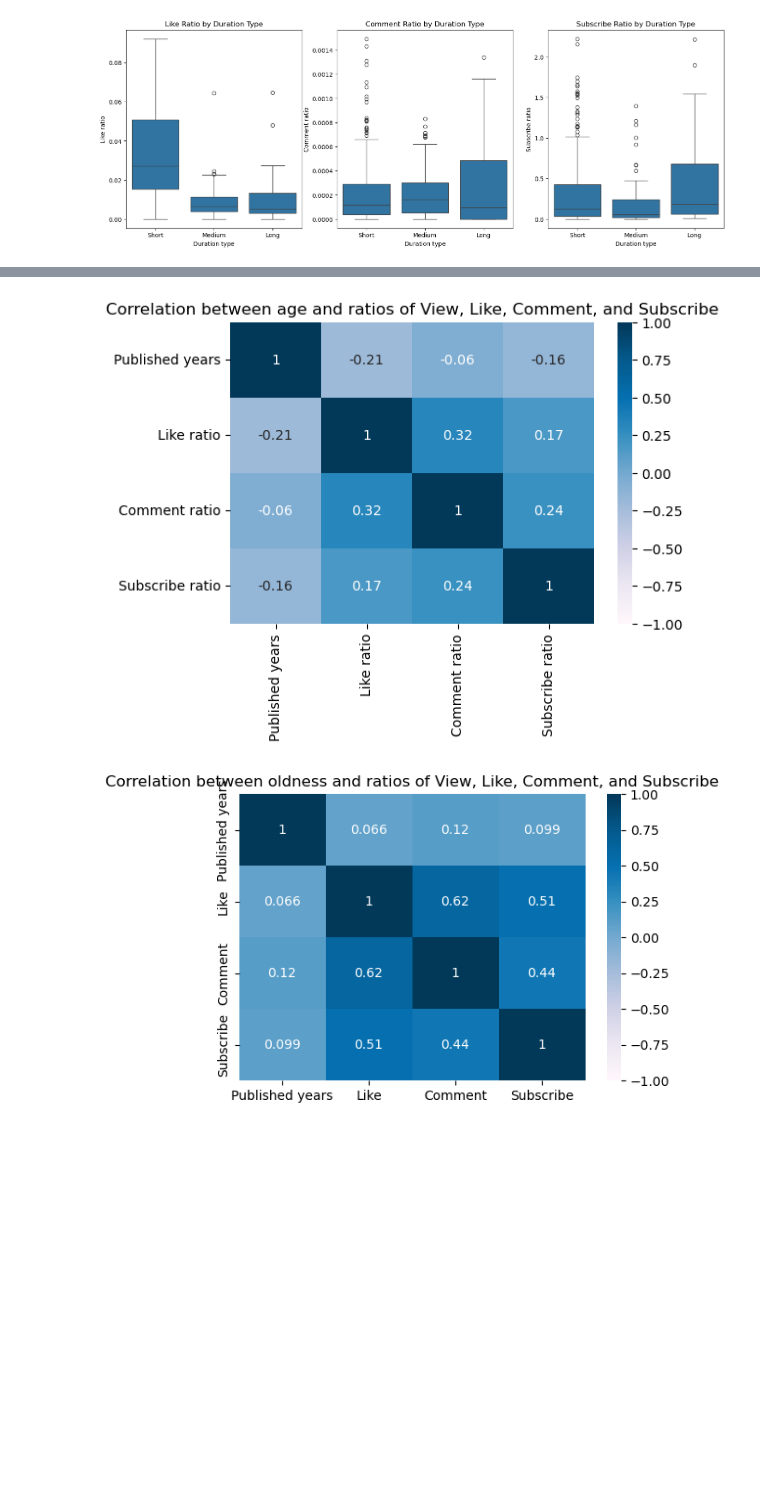
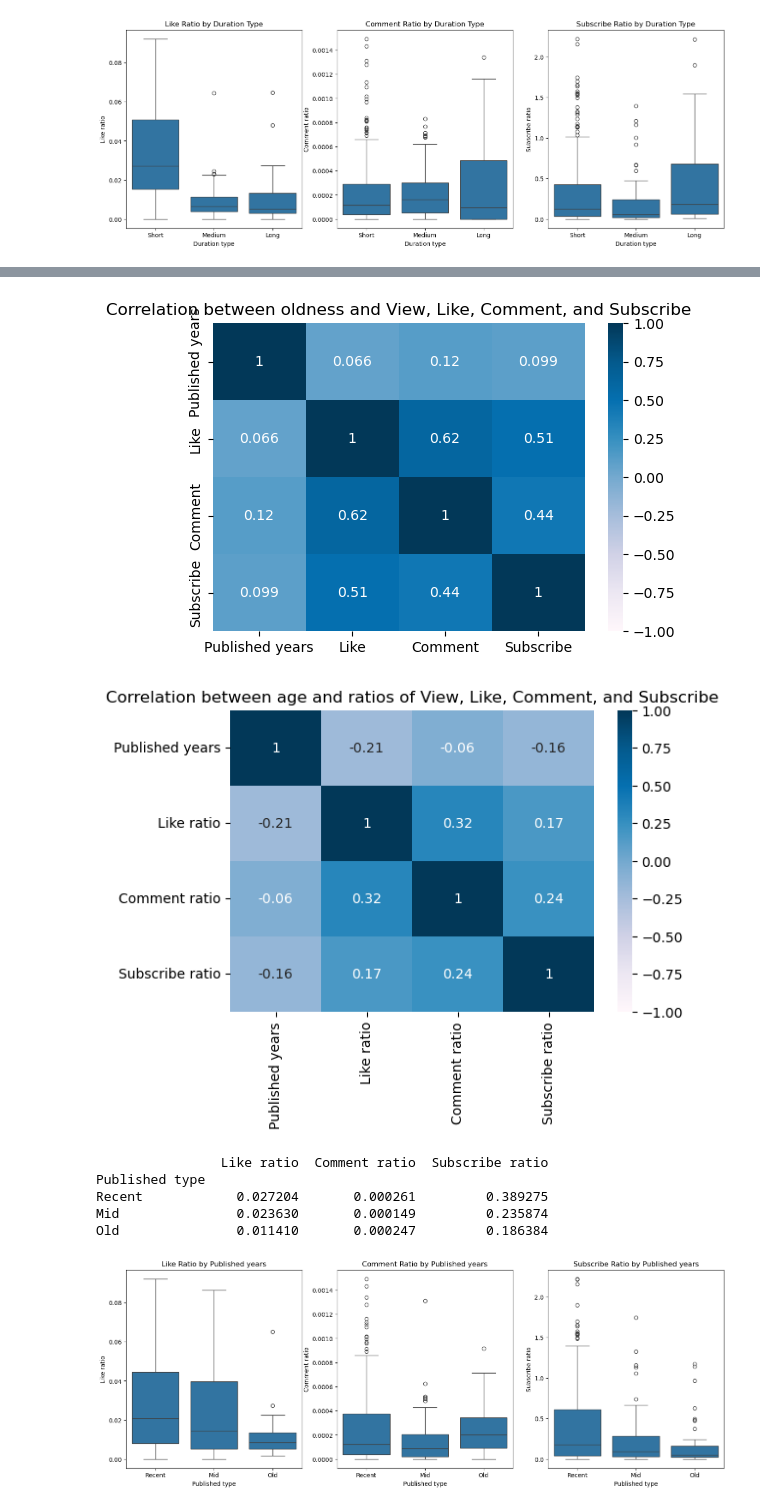
Before and after one commit to LeeChiehYin/ha24847_EMATM0048, a Jupyter notebook: Part2_youtube.ipynb, the cells around one changed output, grey strips where cells are left out. Saved outputs shown, nothing was run; the diff lists cells and outputs as text; code cells hidden in the pictures; blank space fills up the shorter version.

```diff
--- a/Part2_youtube.ipynb
+++ b/Part2_youtube.ipynb
@@ -570,19 +574,47 @@ political     0.014596       0.000544         0.020872
 # %%
 ## 3.What impact does the age of a video have on engagement rates?
 ### Correlation between age and ratios of View, Like, Comment, and Subscribe
+
+#### Correlation between oldness and ratios of View, Like, Comment, and Subscribe
+cor= yt[['Published years','Like', 'Comment', 'Subscribe']].corr()
+plt.figure(figsize=(6, 4))
+sns.heatmap(cor, annot=True, cmap='PuBu', vmin=-1, vmax=1)
+plt.title('Correlation between oldness and View, Like, Comment, and Subscribe')
+plt.show() #only little correlation between age and othe variables, may be caused by views
+
 cor= yt[['Published years','Like ratio', 'Comment ratio', 'Subscribe ratio']].corr()
 plt.figure(figsize=(6, 4))
 sns.heatmap(cor, annot=True, cmap='PuBu', vmin=-1, vmax=1)
 plt.title('Correlation between age and ratios of View, Like, Comment, and Subscribe')
 plt.show()
-#### Correlation between oldness and ratios of View, Like, Comment, and Subscribe
-cor= yt[['Published years','Like', 'Comment', 'Subscribe']].corr()
-plt.figure(figsize=(6, 4))
-sns.heatmap(cor, annot=True, cmap='PuBu', vmin=-1, vmax=1)
-plt.title('Correlation between oldness and ratios of View, Like, Comment, and Subscribe')
+#seem to have slightly negative correlation between age and othe variables (like ratio and comment ratio is most apparent)
+#may means that recent videos have higher ratio of engagement
+
+#### Group Analysis (for catagorical variables- Published type [recent<1yr],[mid1~3yr],[old>3yr])
+engage_mean = yt.groupby('Published type',observed=True)[ratio].mean()
+print(engage_mean)
+
+fig, axes = plt.subplots(1, 3, figsize=(18, 6))
+
+sns.boxplot(x='Published type', y='Like ratio', data=yt, ax=axes[0])
+axes[0].set_title('Like Ratio by Published years')
+
+sns.boxplot(x='Published type', y='Comment ratio', data=yt, ax=axes[1])
+axes[1].set_title('Comment Ratio by Published years')
+
+sns.boxplot(x='Published type', y='Subscribe ratio', data=yt, ax=axes[2])
+axes[2].set_title('Subscribe Ratio by Published years')
+
 plt.show()
+#In group analysis we can tell form the diagrams and mean ratio that recent videos probably have higher engagement ratio.
 # %% [output]
-[figure, old version]
+[figure, new version]
-[figure, old version]
+[figure, new version]
+                Like ratio  Comment ratio  Subscribe ratio
+Published type
+Recent            0.027204       0.000261         0.389275
+Mid               0.023630       0.000149         0.235874
+Old               0.011410       0.000247         0.186384
+[figure, added]
 # %%
 ## 4.How do these factors (duration, genre, release date) collectively influence video engagement?
```
Also changed, not shown: parts of 13 cells of this notebook.
